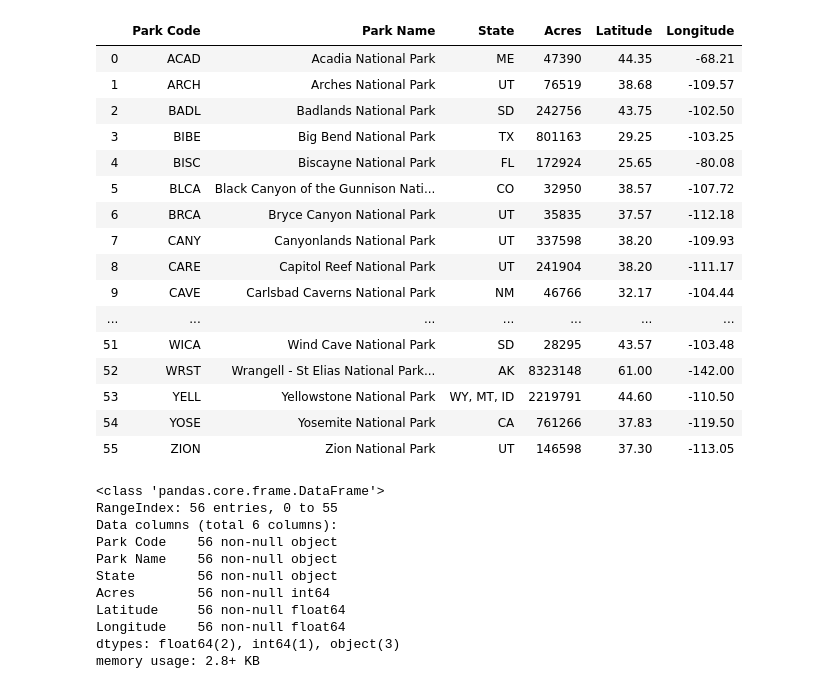
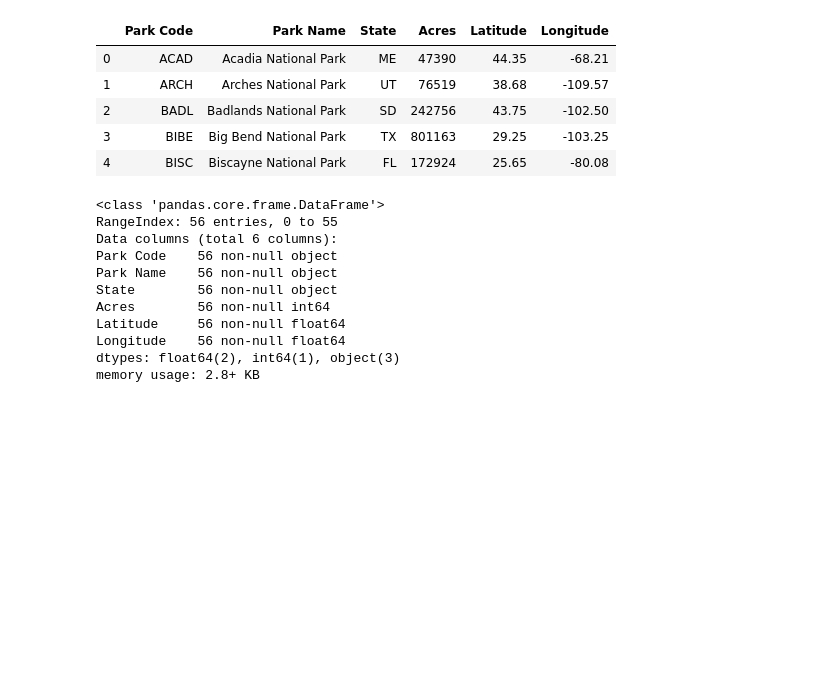
Before and after one commit to ThoaShook/project8, a Jupyter notebook: Park_Diversity.ipynb, the cells around one changed output. Cells and saved outputs as stored; diff of their text form; code cells hidden in the pictures; blank space fills up the shorter version.

```diff
--- a/Park_Diversity.ipynb
+++ b/Park_Diversity.ipynb
@@ -9,25 +9,14 @@ import warnings
 warnings.simplefilter("ignore")
 # %%
 df = pd.read_csv('parks.csv')
-df
+df.head()
 # %% [output]
 |  | Park Code | Park Name | State | Acres | Latitude | Longitude |
 | 0 | ACAD | Acadia National Park | ME | 47390 | 44.35 | -68.21 |
 | 1 | ARCH | Arches National Park | UT | 76519 | 38.68 | -109.57 |
 | 2 | BADL | Badlands National Park | SD | 242756 | 43.75 | -102.50 |
 | 3 | BIBE | Big Bend National Park | TX | 801163 | 29.25 | -103.25 |
 | 4 | BISC | Biscayne National Park | FL | 172924 | 25.65 | -80.08 |
-| 5 | BLCA | Black Canyon of the Gunnison Nati... | CO | 32950 | 38.57 | -107.72 |
-| 6 | BRCA | Bryce Canyon National Park | UT | 35835 | 37.57 | -112.18 |
-| 7 | CANY | Canyonlands National Park | UT | 337598 | 38.20 | -109.93 |
-| 8 | CARE | Capitol Reef National Park | UT | 241904 | 38.20 | -111.17 |
-| 9 | CAVE | Carlsbad Caverns National Park | NM | 46766 | 32.17 | -104.44 |
-| ... | ... | ... | ... | ... | ... | ... |
-| 51 | WICA | Wind Cave National Park | SD | 28295 | 43.57 | -103.48 |
-| 52 | WRST | Wrangell - St Elias National Park... | AK | 8323148 | 61.00 | -142.00 |
-| 53 | YELL | Yellowstone National Park | WY, MT, ID | 2219791 | 44.60 | -110.50 |
-| 54 | YOSE | Yosemite National Park | CA | 761266 | 37.83 | -119.50 |
-| 55 | ZION | Zion National Park | UT | 146598 | 37.30 | -113.05 |
 # %%
 df.info()
 # %% [output]
```
Also changed, not shown: parts of 2 cells of this notebook.
